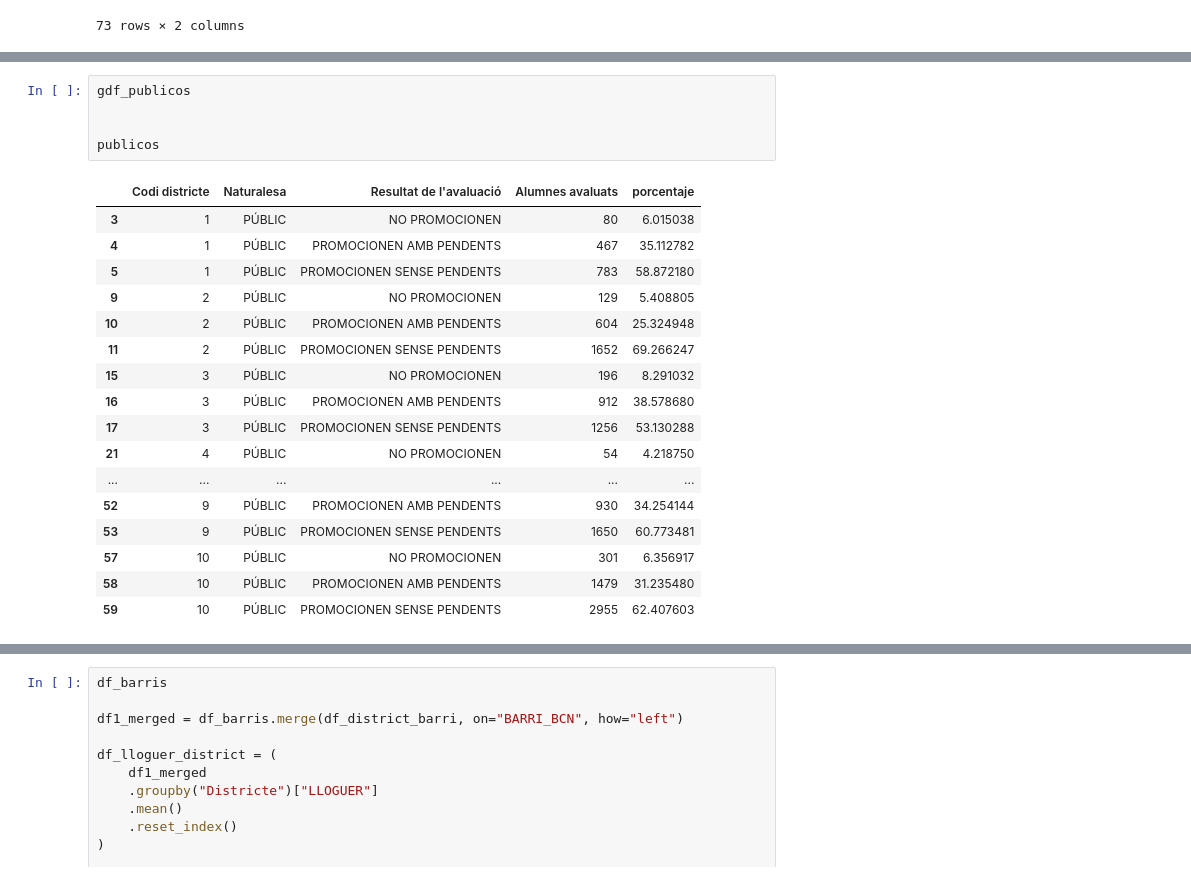
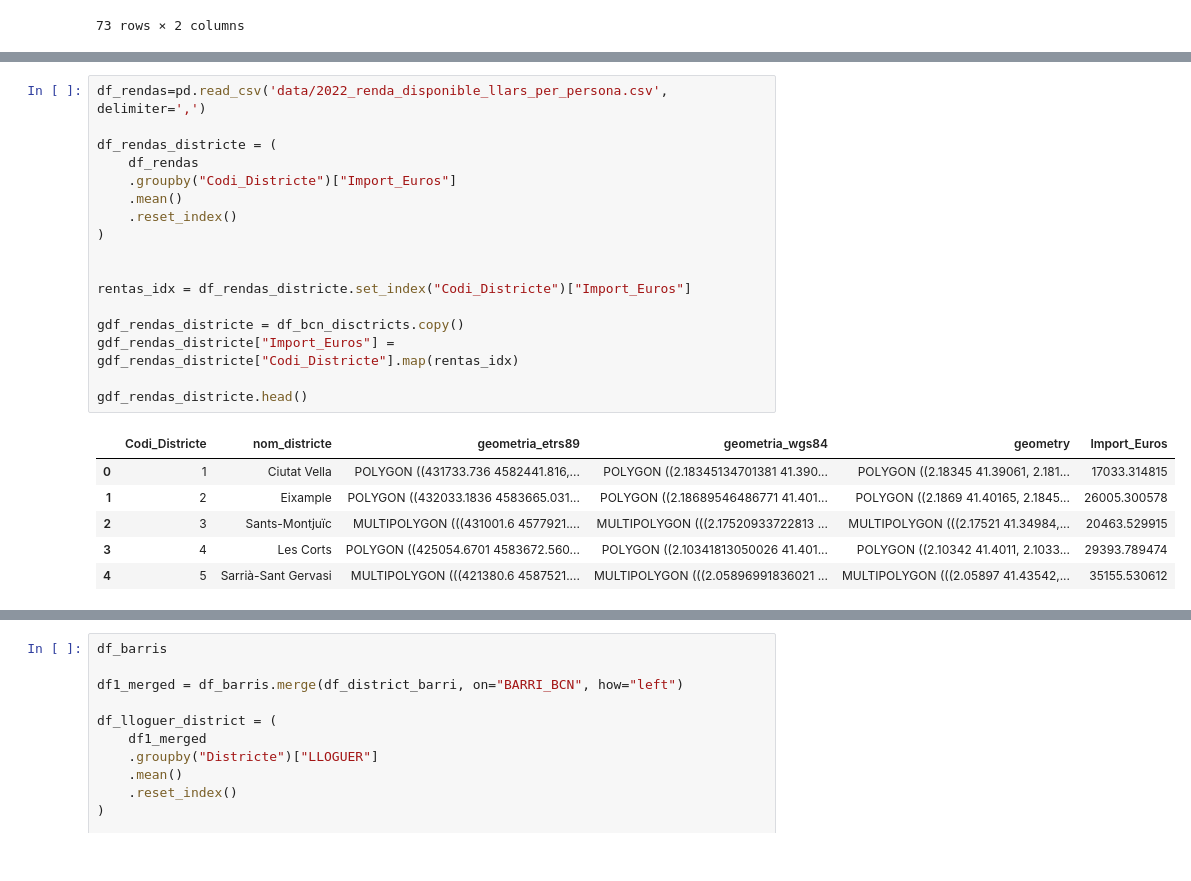
Before and after one commit to annaszymanskicortes/truco-o-dato, a Jupyter notebook: notebook_ana.ipynb, the cells around one changed output, grey strips where cells are left out. Saved outputs shown, nothing was run; the diff lists cells and outputs as text.

```diff
--- a/notebook_ana.ipynb
+++ b/notebook_ana.ipynb
@@ -346,23 +302,24 @@ plt.show()
 # %%
-gdf_publicos
+df_rendas=pd.read_csv('data/2022_renda_disponible_llars_per_persona.csv', delimiter=',')
+
+df_rendas_districte = (
+    df_rendas
+    .groupby("Codi_Districte")["Import_Euros"]
+    .mean()
+    .reset_index()
+)
 
 
-publicos
+rentas_idx = df_rendas_districte.set_index("Codi_Districte")["Import_Euros"]
+
+gdf_rendas_districte = df_bcn_disctricts.copy()
+gdf_rendas_districte["Import_Euros"] = gdf_rendas_districte["Codi_Districte"].map(rentas_idx)
+
+gdf_rendas_districte.head()
 # %% [output]
-|  | Codi districte | Naturalesa | Resultat de l'avaluació | Alumnes avaluats | porcentaje |
-| 3 | 1 | PÚBLIC | NO PROMOCIONEN | 80 | 6.015038 |
-| 4 | 1 | PÚBLIC | PROMOCIONEN AMB PENDENTS | 467 | 35.112782 |
-| 5 | 1 | PÚBLIC | PROMOCIONEN SENSE PENDENTS | 783 | 58.872180 |
-| 9 | 2 | PÚBLIC | NO PROMOCIONEN | 129 | 5.408805 |
-| 10 | 2 | PÚBLIC | PROMOCIONEN AMB PENDENTS | 604 | 25.324948 |
-| 11 | 2 | PÚBLIC | PROMOCIONEN SENSE PENDENTS | 1652 | 69.266247 |
-| 15 | 3 | PÚBLIC | NO PROMOCIONEN | 196 | 8.291032 |
-| 16 | 3 | PÚBLIC | PROMOCIONEN AMB PENDENTS | 912 | 38.578680 |
-| 17 | 3 | PÚBLIC | PROMOCIONEN SENSE PENDENTS | 1256 | 53.130288 |
-| 21 | 4 | PÚBLIC | NO PROMOCIONEN | 54 | 4.218750 |
-| ... | ... | ... | ... | ... | ... |
-| 52 | 9 | PÚBLIC | PROMOCIONEN AMB PENDENTS | 930 | 34.254144 |
-| 53 | 9 | PÚBLIC | PROMOCIONEN SENSE PENDENTS | 1650 | 60.773481 |
-| 57 | 10 | PÚBLIC | NO PROMOCIONEN | 301 | 6.356917 |
-| 58 | 10 | PÚBLIC | PROMOCIONEN AMB PENDENTS | 1479 | 31.235480 |
-| 59 | 10 | PÚBLIC | PROMOCIONEN SENSE PENDENTS | 2955 | 62.407603 |
+|  | Codi_Districte | nom_districte | geometria_etrs89 | geometria_wgs84 | geometry | Import_Euros |
+| 0 | 1 | Ciutat Vella | POLYGON ((431733.736 4582441.816,... | POLYGON ((2.18345134701381 41.390... | POLYGON ((2.18345 41.39061, 2.181... | 17033.314815 |
+| 1 | 2 | Eixample | POLYGON ((432033.1836 4583665.031... | POLYGON ((2.18689546486771 41.401... | POLYGON ((2.1869 41.40165, 2.1845... | 26005.300578 |
+| 2 | 3 | Sants-Montjuïc | MULTIPOLYGON (((431001.6 4577921.... | MULTIPOLYGON (((2.17520933722813 ... | MULTIPOLYGON (((2.17521 41.34984,... | 20463.529915 |
+| 3 | 4 | Les Corts | POLYGON ((425054.6701 4583672.560... | POLYGON ((2.10341813050026 41.401... | POLYGON ((2.10342 41.4011, 2.1033... | 29393.789474 |
+| 4 | 5 | Sarrià-Sant Gervasi | MULTIPOLYGON (((421380.6 4587521.... | MULTIPOLYGON (((2.05896991836021 ... | MULTIPOLYGON (((2.05897 41.43542,... | 35155.530612 |
```
Also changed, not shown: parts of 8 cells of this notebook, 1 other file.
